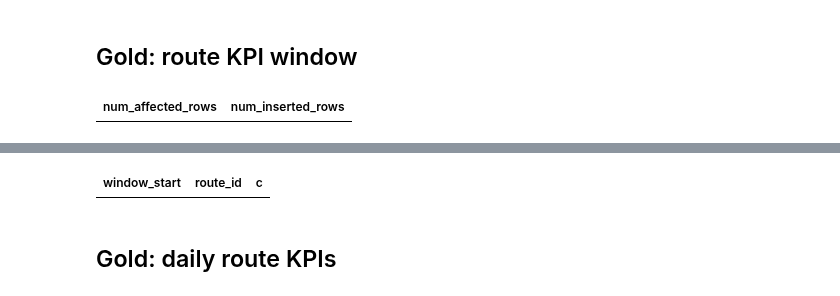
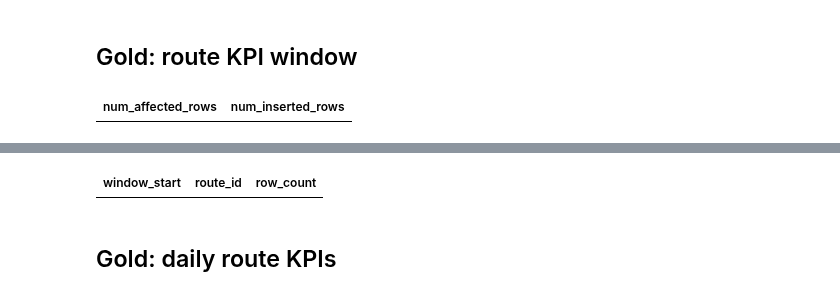
Before and after one commit to TuoYang263/Work-Project-Collections-on-Teko-ly, a Jupyter notebook: Projects/Public-Transport-Telemetry-Pipeline/public_transport_telemetry_pipeline.ipynb, the cells around one changed output, grey strips where cells are left out. Saved outputs shown, nothing was run; the diff lists cells and outputs as text; code cells hidden in the pictures.

```diff
--- a/Projects/Public-Transport-Telemetry-Pipeline/public_transport_telemetry_pipeline.ipynb
+++ b/Projects/Public-Transport-Telemetry-Pipeline/public_transport_telemetry_pipeline.ipynb
@@ -649,12 +648,13 @@ GROUP BY dq_flag;
 # %%
 %sql
-SELECT window_start, route_id, COUNT(*) AS c
+--- Check duplicates
+SELECT window_start, route_id, COUNT(*) AS row_count
 FROM gold_route_kpi_window
 GROUP BY window_start, route_id
-HAVING c > 1
-ORDER BY c DESC;
+HAVING row_count > 1
+ORDER BY row_count DESC;
 # %% [output]
-| window_start | route_id | c |
+| window_start | route_id | row_count |
 # %% [markdown]
 ## Gold: daily route KPIs
 # %%
```
Also changed, not shown: parts of 16 cells of this notebook.
